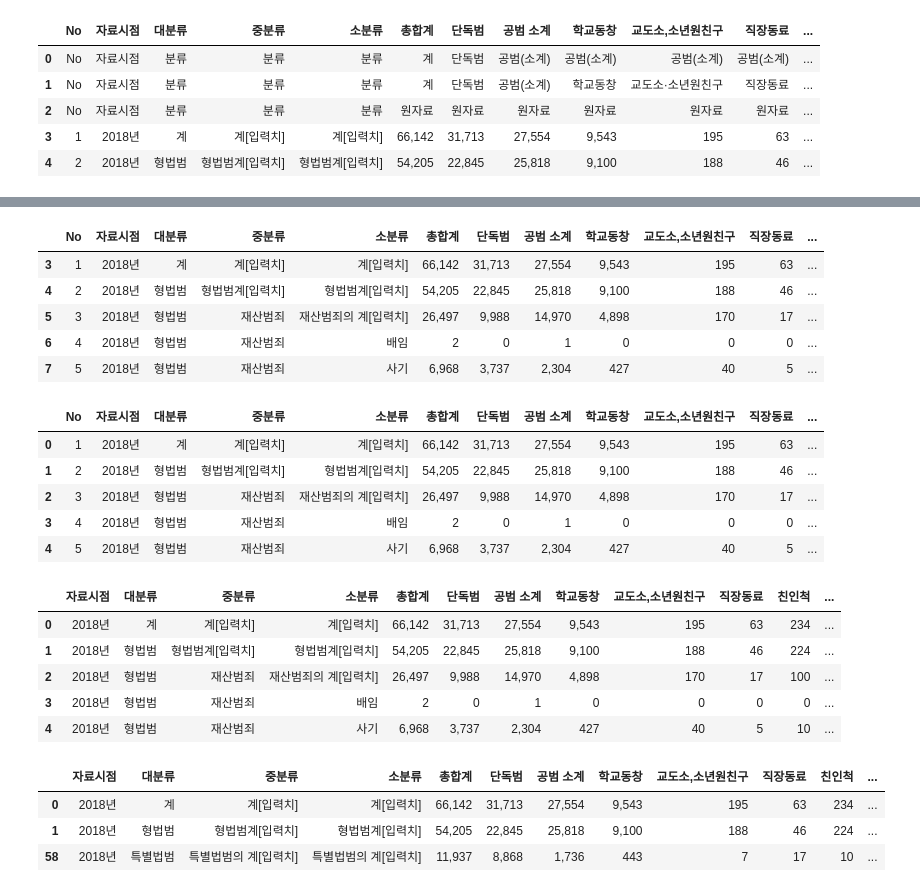
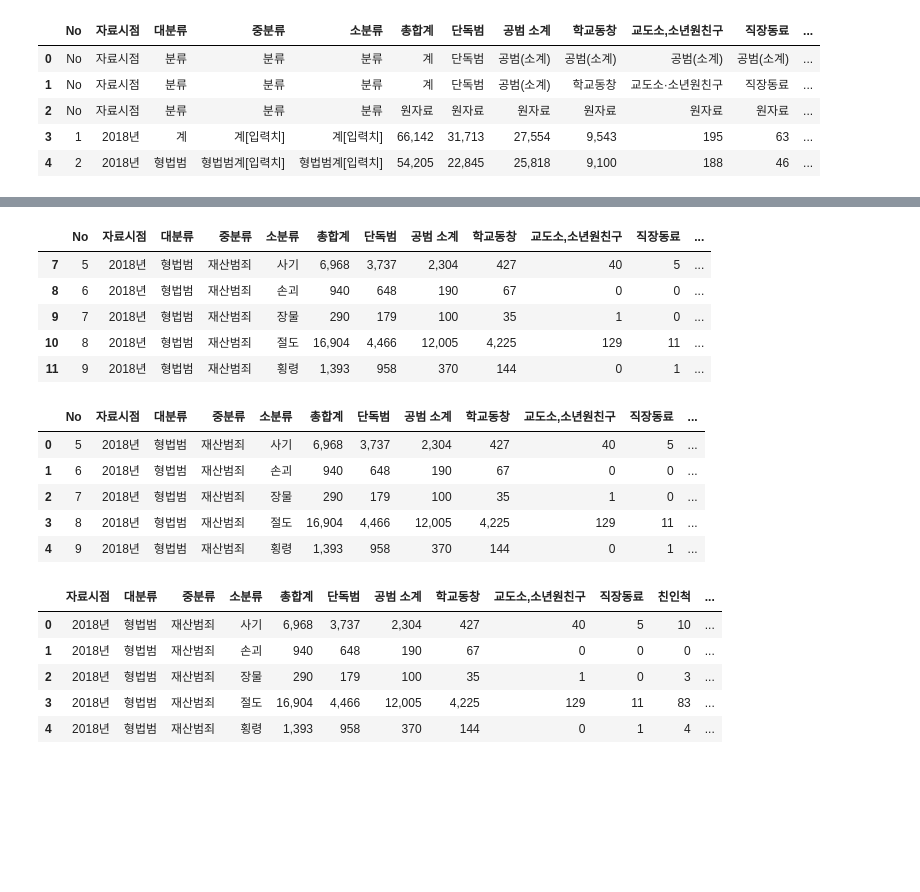
Before and after one commit to hkim11656/crime_analysis, a Jupyter notebook: juvenile_data/공범관계.ipynb, the cells around one changed output, grey strips where cells are left out. Cells and saved outputs as stored; diff of their text form; code cells hidden in the pictures; blank space fills up the shorter version.

Commit message:
210709 | accomplice graph edit 2ver.

```diff
--- a/juvenile_data/공범관계.ipynb
+++ b/juvenile_data/공범관계.ipynb
@@ -69,40 +91,33 @@ df_accomplice.head()
 # %%
-df_acc2 = df_accomplice.drop(index = [0,1,2])    # 행 삭제
+df_acc2 = df_accomplice.drop(index = [0,1,2,3,4,5,12,17,26,1,6,40,44,61])    # 행 삭제
 df_acc2.head()
 # %% [output]
 |  | No | 자료시점 | 대분류 | 중분류 | 소분류 | 총합계 | 단독범 | 공범 소계 | 학교동창 | 교도소,소년원친구 | 직장동료 | ... |
-| 3 | 1 | 2018년 | 계 | 계[입력치] | 계[입력치] | 66,142 | 31,713 | 27,554 | 9,543 | 195 | 63 | ... |
-| 4 | 2 | 2018년 | 형법범 | 형법범계[입력치] | 형법범계[입력치] | 54,205 | 22,845 | 25,818 | 9,100 | 188 | 46 | ... |
-| 5 | 3 | 2018년 | 형법범 | 재산범죄 | 재산범죄의 계[입력치] | 26,497 | 9,988 | 14,970 | 4,898 | 170 | 17 | ... |
-| 6 | 4 | 2018년 | 형법범 | 재산범죄 | 배임 | 2 | 0 | 1 | 0 | 0 | 0 | ... |
 | 7 | 5 | 2018년 | 형법범 | 재산범죄 | 사기 | 6,968 | 3,737 | 2,304 | 427 | 40 | 5 | ... |
+| 8 | 6 | 2018년 | 형법범 | 재산범죄 | 손괴 | 940 | 648 | 190 | 67 | 0 | 0 | ... |
+| 9 | 7 | 2018년 | 형법범 | 재산범죄 | 장물 | 290 | 179 | 100 | 35 | 1 | 0 | ... |
+| 10 | 8 | 2018년 | 형법범 | 재산범죄 | 절도 | 16,904 | 4,466 | 12,005 | 4,225 | 129 | 11 | ... |
+| 11 | 9 | 2018년 | 형법범 | 재산범죄 | 횡령 | 1,393 | 958 | 370 | 144 | 0 | 1 | ... |
 # %%
 df_acc2.reset_index(drop=True,inplace=True)        # drop은 인덱스 세팅에 사용한 열을 삭제할지 여부
 df_acc2.head()                                      # inplace는 원본 데이터를 변경할 것인지 복사만 할 것인지 여부
 # %% [output]
 |  | No | 자료시점 | 대분류 | 중분류 | 소분류 | 총합계 | 단독범 | 공범 소계 | 학교동창 | 교도소,소년원친구 | 직장동료 | ... |
-| 0 | 1 | 2018년 | 계 | 계[입력치] | 계[입력치] | 66,142 | 31,713 | 27,554 | 9,543 | 195 | 63 | ... |
-| 1 | 2 | 2018년 | 형법범 | 형법범계[입력치] | 형법범계[입력치] | 54,205 | 22,845 | 25,818 | 9,100 | 188 | 46 | ... |
-| 2 | 3 | 2018년 | 형법범 | 재산범죄 | 재산범죄의 계[입력치] | 26,497 | 9,988 | 14,970 | 4,898 | 170 | 17 | ... |
-| 3 | 4 | 2018년 | 형법범 | 재산범죄 | 배임 | 2 | 0 | 1 | 0 | 0 | 0 | ... |
-| 4 | 5 | 2018년 | 형법범 | 재산범죄 | 사기 | 6,968 | 3,737 | 2,304 | 427 | 40 | 5 | ... |
+| 0 | 5 | 2018년 | 형법범 | 재산범죄 | 사기 | 6,968 | 3,737 | 2,304 | 427 | 40 | 5 | ... |
+| 1 | 6 | 2018년 | 형법범 | 재산범죄 | 손괴 | 940 | 648 | 190 | 67 | 0 | 0 | ... |
+| 2 | 7 | 2018년 | 형법범 | 재산범죄 | 장물 | 290 | 179 | 100 | 35 | 1 | 0 | ... |
+| 3 | 8 | 2018년 | 형법범 | 재산범죄 | 절도 | 16,904 | 4,466 | 12,005 | 4,225 | 129 | 11 | ... |
+| 4 | 9 | 2018년 | 형법범 | 재산범죄 | 횡령 | 1,393 | 958 | 370 | 144 | 0 | 1 | ... |
 # %%
 df_acc3 = df_acc2.drop(['No'], axis='columns')           # NO 열 삭제
 df_acc3.head()
 # %% [output]
 |  | 자료시점 | 대분류 | 중분류 | 소분류 | 총합계 | 단독범 | 공범 소계 | 학교동창 | 교도소,소년원친구 | 직장동료 | 친인척 | ... |
-| 0 | 2018년 | 계 | 계[입력치] | 계[입력치] | 66,142 | 31,713 | 27,554 | 9,543 | 195 | 63 | 234 | ... |
-| 1 | 2018년 | 형법범 | 형법범계[입력치] | 형법범계[입력치] | 54,205 | 22,845 | 25,818 | 9,100 | 188 | 46 | 224 | ... |
-| 2 | 2018년 | 형법범 | 재산범죄 | 재산범죄의 계[입력치] | 26,497 | 9,988 | 14,970 | 4,898 | 170 | 17 | 100 | ... |
-| 3 | 2018년 | 형법범 | 재산범죄 | 배임 | 2 | 0 | 1 | 0 | 0 | 0 | 0 | ... |
-| 4 | 2018년 | 형법범 | 재산범죄 | 사기 | 6,968 | 3,737 | 2,304 | 427 | 40 | 5 | 10 | ... |
+| 0 | 2018년 | 형법범 | 재산범죄 | 사기 | 6,968 | 3,737 | 2,304 | 427 | 40 | 5 | 10 | ... |
+| 1 | 2018년 | 형법범 | 재산범죄 | 손괴 | 940 | 648 | 190 | 67 | 0 | 0 | 0 | ... |
+| 2 | 2018년 | 형법범 | 재산범죄 | 장물 | 290 | 179 | 100 | 35 | 1 | 0 | 3 | ... |
+| 3 | 2018년 | 형법범 | 재산범죄 | 절도 | 16,904 | 4,466 | 12,005 | 4,225 | 129 | 11 | 83 | ... |
+| 4 | 2018년 | 형법범 | 재산범죄 | 횡령 | 1,393 | 958 | 370 | 144 | 0 | 1 | 4 | ... |
-# %%
-df_acc3[df_acc3["중분류"].str.contains("입력치", case=False, na=True)]    # case = False 는 대소문자 구분 없이 찾는다 na= nan도 표기해준다
-# %% [output]
-|  | 자료시점 | 대분류 | 중분류 | 소분류 | 총합계 | 단독범 | 공범 소계 | 학교동창 | 교도소,소년원친구 | 직장동료 | 친인척 | ... |
-| 0 | 2018년 | 계 | 계[입력치] | 계[입력치] | 66,142 | 31,713 | 27,554 | 9,543 | 195 | 63 | 234 | ... |
-| 1 | 2018년 | 형법범 | 형법범계[입력치] | 형법범계[입력치] | 54,205 | 22,845 | 25,818 | 9,100 | 188 | 46 | 224 | ... |
-| 58 | 2018년 | 특별법범 | 특별법범의 계[입력치] | 특별법범의 계[입력치] | 11,937 | 8,868 | 1,736 | 443 | 7 | 17 | 10 | ... |
 # %%
 df_acc3['자료시점'] = df_acc3['자료시점'].str.replace(pat="년",repl='',regex=True)
 df_acc3
```
Also changed, not shown: parts of 34 cells of this notebook.
